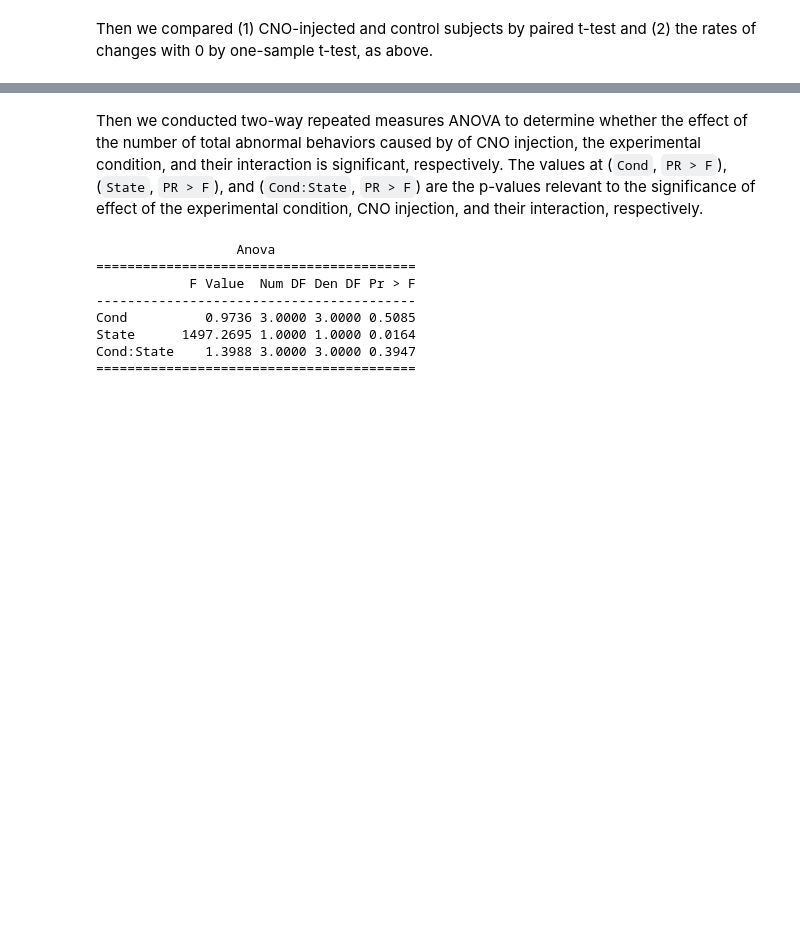
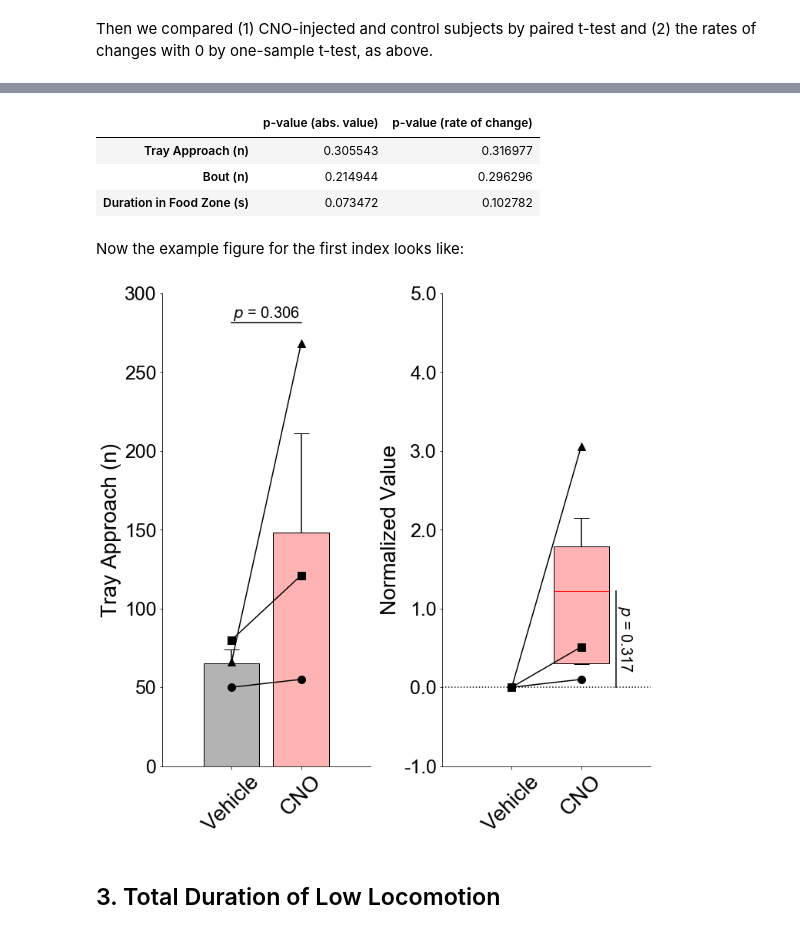
Before and after one commit to Gavroche11/Monkey_chemogenetics, a Jupyter notebook: test.ipynb, the cells around one changed output, grey strips where cells are left out. Cells and saved outputs as stored; diff of their text form; code cells hidden in the pictures; blank space fills up the shorter version.

```diff
--- a/test.ipynb
+++ b/test.ipynb
@@ -143,29 +132,0 @@ We computed the average speed of the body center of the subject while it is loca
-# %%
-params_df = pd.read_csv('Examples/Palatable_DLC_params.csv', index_col=[0, 1], header=0)
-
-cases = [(i, j) for i in ['A', 'B', 'C'] for j in ['CNO', 'Vehicle']]
-filenames = ['Examples/Palatable_DLC_Monkey{}_{}.csv'.format(i, j) for (i, j) in cases]
-
-values = []
-
-for case, filepath in zip(cases, filenames):
-
-    fz_x = params_df.loc[case, 'fz x']
-    coords, _, _ = return_infz(filepath, fz_x, ll_crit=0.9, absolute=True)
-    bcx = coords[('Body_center', 'x')].values
-    bc = coords[('Body_center')].values
-    dx = bc[1:] - bc[:-1]
-    v = dx[(bcx[1:] > fz_x) & (bcx[:-1] > fz_x)]
-    vbar = np.linalg.norm(v, axis=1).sum() * 24 / len(v)
-
-
-    values.append(vbar)
-
-values = np.array(values).reshape(3, 2)
-
-data = values
-
-p1 = scipy.stats.ttest_rel(data[:, 0], data[:, 1]).pvalue
-p2 = scipy.stats.ttest_1samp(data[:, 0] / data[:, 1]-1, popmean=0).pvalue
-
-pd.DataFrame(index=['Average Speed Inside Food Zone (px/s)'], data=[[p1, p2]], columns=['p-value (abs. value)', 'p-value (rate of change)'])
@@ -361,23 +133,25 @@ newdf
-# %% [markdown]
-Then we conducted two-way repeated measures ANOVA to determine whether the effect of the number of total abnormal behaviors caused by of CNO injection, the experimental condition, and their interaction is significant, respectively. The values at (`Cond`, `PR > F`), (`State`, `PR > F`), and (`Cond:State`, `PR > F`) are the p-values relevant to the significance of effect of the experimental condition, CNO injection, and their interaction, respectively.
-# %%
-results = pd.DataFrame(
-    data=newdf.values.reshape(-1), columns=['Normalized Value'], index=pd.MultiIndex.from_tuples( [(i, j, k) for i in range(1, 5) for j in ['A', 'B'] for k in ['CNO', 'Vehicle']])
-)
-
-results = results.reset_index()
-
-results = results.rename(columns = {'level_0': 'Cond', 'level_1': 'Subject', 'level_2': 'State'})
-
-aovrm2way = AnovaRM(results, 'Normalized Value', 'Subject', within=['Cond', 'State'])
-
-print(aovrm2way.fit())
-# %% [output]
-                  Anova
-=========================================
-            F Value  Num DF Den DF Pr > F
------------------------------------------
-Cond          0.9736 3.0000 3.0000 0.5085
-State      1497.2695 1.0000 1.0000 0.0164
-Cond:State    1.3988 3.0000 3.0000 0.3947
-=========================================
+# %%
+indices = ["Tray Approach (n)", "Bout (n)", "Duration in Food Zone (s)"]
+
+table_values = []
+
+for i, idx in enumerate(indices):
+    data = values[:, :, i]
+    table_values.append([scipy.stats.ttest_rel(data[:, 0], data[:, 1]).pvalue, scipy.stats.ttest_1samp(data[:, 0] / data[:, 1] - 1, popmean=0).pvalue])
+
+pd.DataFrame(data=table_values, index=indices, columns=['p-value (abs. value)','p-value (rate of change)'])
+# %% [output]
+|  | p-value (abs. value) | p-value (rate of change) |
+| Tray Approach (n) | 0.305543 | 0.316977 |
+| Bout (n) | 0.214944 | 0.296296 |
+| Duration in Food Zone (s) | 0.073472 | 0.102782 |
+# %% [markdown]
+Now the example figure for the first index looks like:
+# %%
+data = values[:, :, 0].T[::-1, :]
+path = 'Figures/Fig S2A.png'
+draw_picture(data, '', indices[0], path)
+# %% [output]
+[figure, added]
+# %% [markdown]
+##  3. Total Duration of Low Locomotion
```
Also changed, not shown: parts of 48 cells of this notebook, 17 other files.
